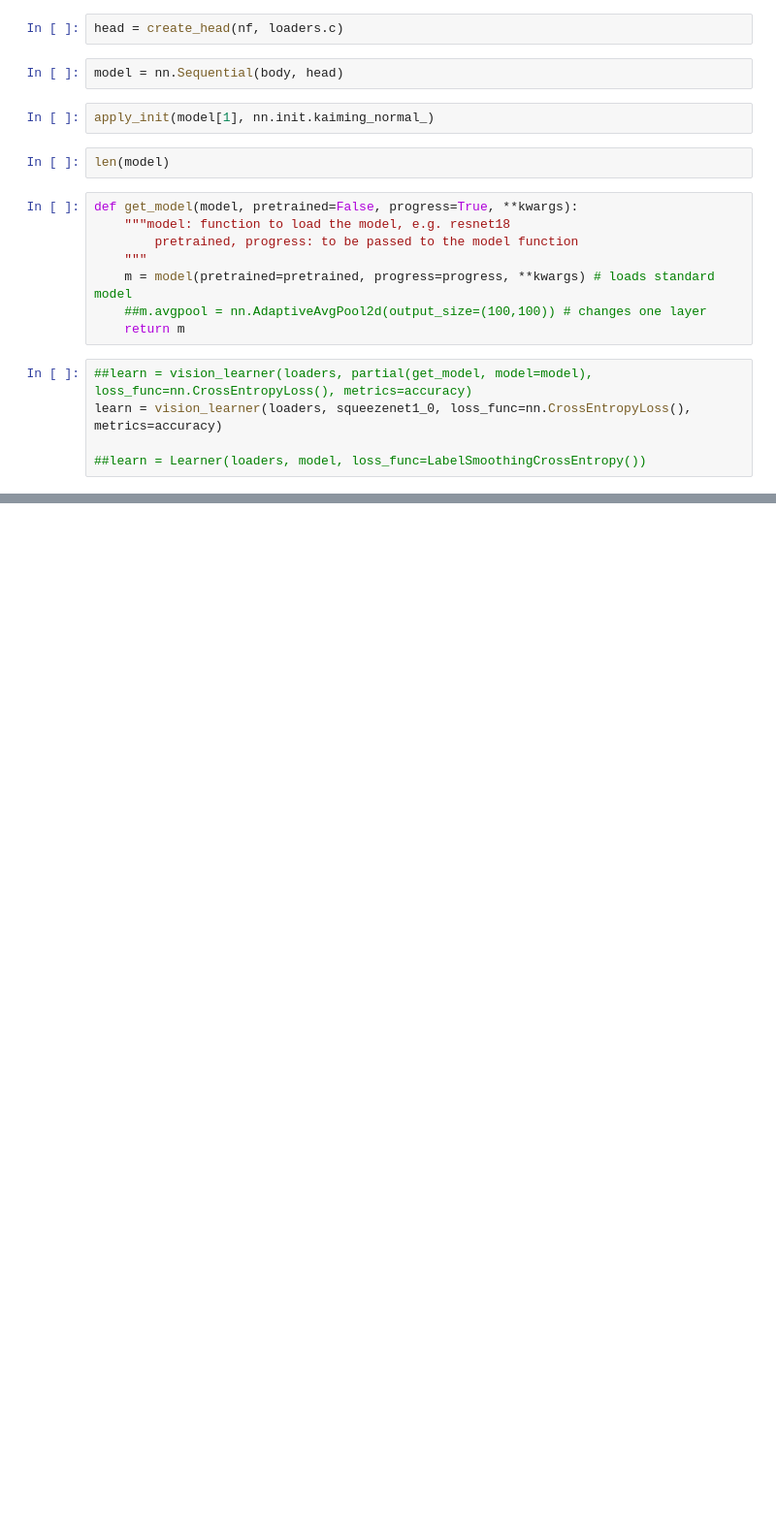
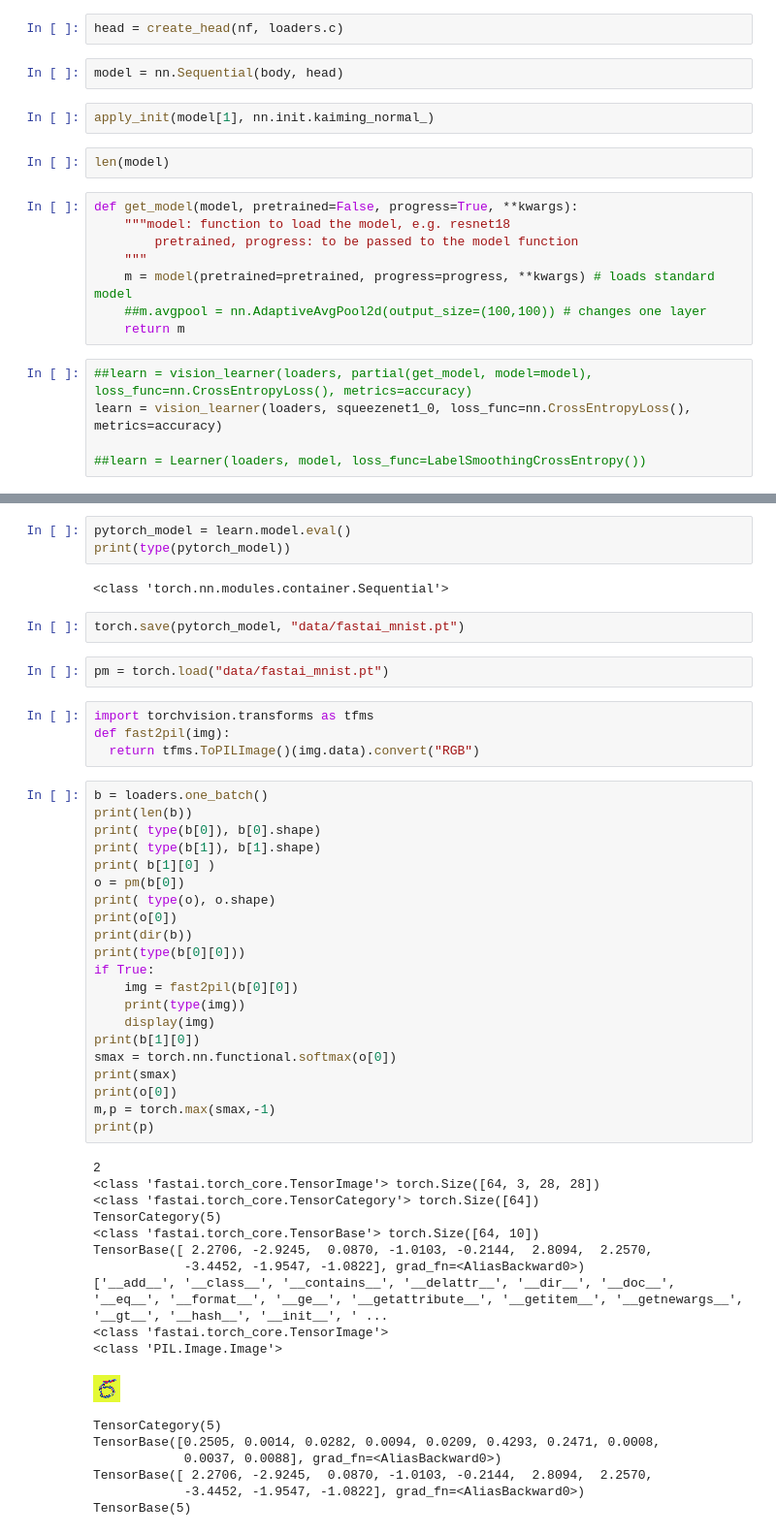
Before and after one commit to sourcesync/seemap2003, a Jupyter notebook: fastai_playground.ipynb, the cells around one changed output, grey strips where cells are left out. Shown at 97% size. Drawn from its saved outputs; the diff is of its cells as text; blank space fills up the shorter version.

```diff
--- a/fastai_playground.ipynb
+++ b/fastai_playground.ipynb
@@ -113,0 +154,52 @@ learn.fit_one_cycle(1)
+# %%
+pytorch_model = learn.model.eval()
+print(type(pytorch_model))
+# %% [output]
+<class 'torch.nn.modules.container.Sequential'>
+# %%
+torch.save(pytorch_model, "data/fastai_mnist.pt")
+# %%
+pm = torch.load("data/fastai_mnist.pt")
+# %%
+import torchvision.transforms as tfms
+def fast2pil(img):
+  return tfms.ToPILImage()(img.data).convert("RGB")
+# %%
+b = loaders.one_batch()
+print(len(b))
+print( type(b[0]), b[0].shape)
+print( type(b[1]), b[1].shape)
+print( b[1][0] )
+o = pm(b[0])
+print( type(o), o.shape)
+print(o[0])
+print(dir(b))
+print(type(b[0][0]))
+if True:
+    img = fast2pil(b[0][0])
+    print(type(img))
+    display(img)
+print(b[1][0])
+smax = torch.nn.functional.softmax(o[0])
+print(smax)
+print(o[0])
+m,p = torch.max(smax,-1)
+print(p)
+# %% [output]
+2
+<class 'fastai.torch_core.TensorImage'> torch.Size([64, 3, 28, 28])
+<class 'fastai.torch_core.TensorCategory'> torch.Size([64])
+TensorCategory(5)
+<class 'fastai.torch_core.TensorBase'> torch.Size([64, 10])
+TensorBase([ 2.2706, -2.9245,  0.0870, -1.0103, -0.2144,  2.8094,  2.2570,
+            -3.4452, -1.9547, -1.0822], grad_fn=<AliasBackward0>)
+['__add__', '__class__', '__contains__', '__delattr__', '__dir__', '__doc__', '__eq__', '__format__', '__ge__', '__getattribute__', '__getitem__', '__getnewargs__', '__gt__', '__hash__', '__init__', ' ...
+<class 'fastai.torch_core.TensorImage'>
+<class 'PIL.Image.Image'>
+[figure, added]
+TensorCategory(5)
+TensorBase([0.2505, 0.0014, 0.0282, 0.0094, 0.0209, 0.4293, 0.2471, 0.0008,
+            0.0037, 0.0088], grad_fn=<AliasBackward0>)
+TensorBase([ 2.2706, -2.9245,  0.0870, -1.0103, -0.2144,  2.8094,  2.2570,
+            -3.4452, -1.9547, -1.0822], grad_fn=<AliasBackward0>)
+TensorBase(5)
```
Also changed, not shown: parts of 11 cells of this notebook.
